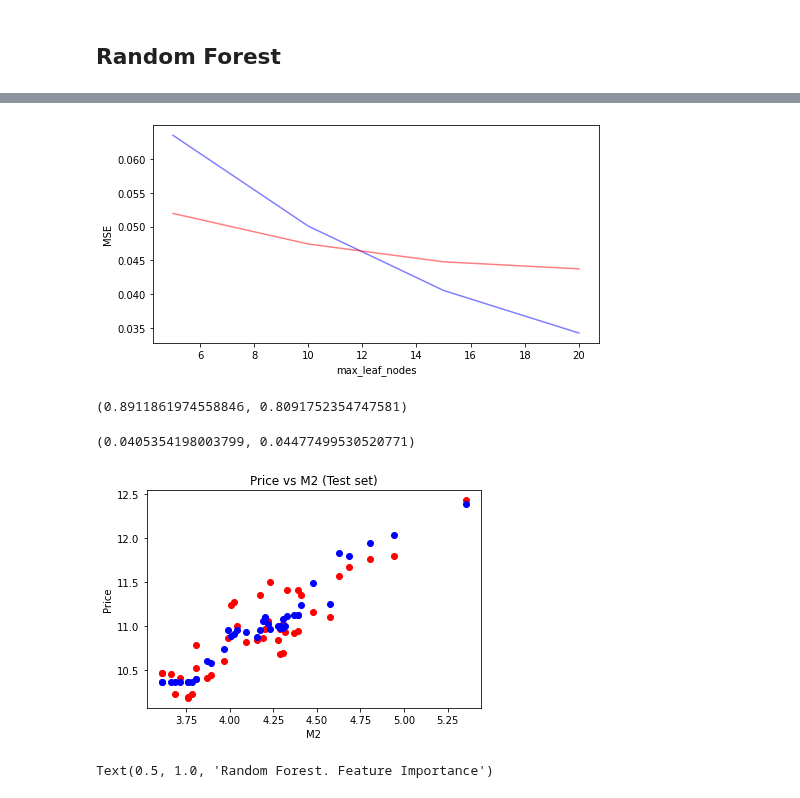
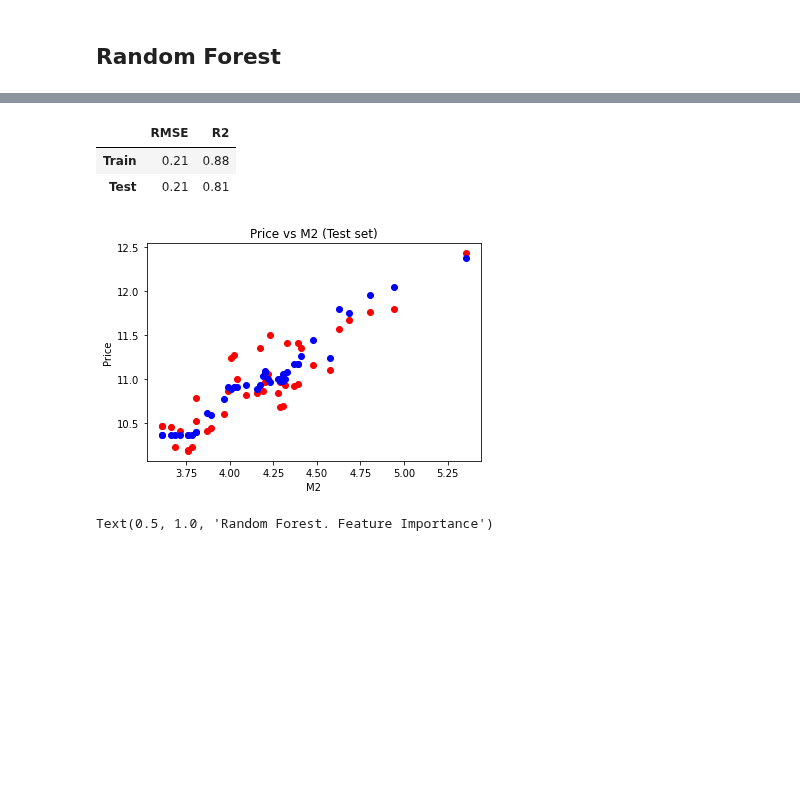
Before and after one commit to katerynakononova/ML, a Jupyter notebook: Python/03 Regression Tree & Random Forest.ipynb, the cells around one changed output, grey strips where cells are left out. Drawn from its saved outputs; the diff is of its cells as text; code cells hidden in the pictures; blank space fills up the shorter version.

```diff
--- a/Python/03 Regression Tree & Random Forest.ipynb
+++ b/Python/03 Regression Tree & Random Forest.ipynb
@@ -115,9 +120,14 @@ def rf_max_leaf_nodes(X_train, X_test, y_train, y_test, n):
-# %%
-# The optimal number of max_leaf_nodes
-rf_max_leaf_nodes(X_train[f], X_test[f], y_train, y_test, [5, 10, 15, 20])
-# %% [output]
-[figure, removed]
 # %%
 # Fitting Random Forest to the Training set
 from sklearn.ensemble import RandomForestRegressor
-rf = RandomForestRegressor(n_estimators = 20, max_leaf_nodes = 15, random_state = 10).fit(X_train[f], y_train)
+rf = RandomForestRegressor(n_estimators = 20, max_leaf_nodes = 12, random_state = 10).fit(X_train[f], y_train)
+
+# Predicting the Test set results
+rf_y_pred = rf.predict(X_test[f])
+
+# Metrics
+metrics(X_train[f], X_test[f], y_train, y_test, rf_y_pred, rf).round(2)
+# %% [output]
+|  | RMSE | R2 |
+| Train | 0.21 | 0.88 |
+| Test | 0.21 | 0.81 |
@@ -127,13 +134,3 @@ rf_y_pred = rf.predict(X_test[f])
-# %%
-# Coefficient of determination R^2
-rf.score(X_train[f], y_train), rf.score(X_test[f], y_test)
-# %% [output]
-(0.8911861974558846, 0.8091752354747581)
-# %%
-# Mean squared error
-mean_squared_error(y_train, rf.predict(X_train[f])), mean_squared_error(y_test, y_pred)
-# %% [output]
-(0.0405354198003799, 0.04477499530520771)
 # %%
 # Visualising the Test set results
 plt.scatter(X_test['m2'], y_test, color = 'red')
@@ -143,7 +140,7 @@ plt.xlabel('M2')
 plt.ylabel('Price')
 plt.show()
 # %% [output]
-[figure, old version]
+[figure, new version]
 # %%
 # Features importances
 rf_imp = pd.DataFrame({'imp': rf.feature_importances_, 'col': X_train[f].columns})
```
Also changed, not shown: parts of 13 cells of this notebook.
